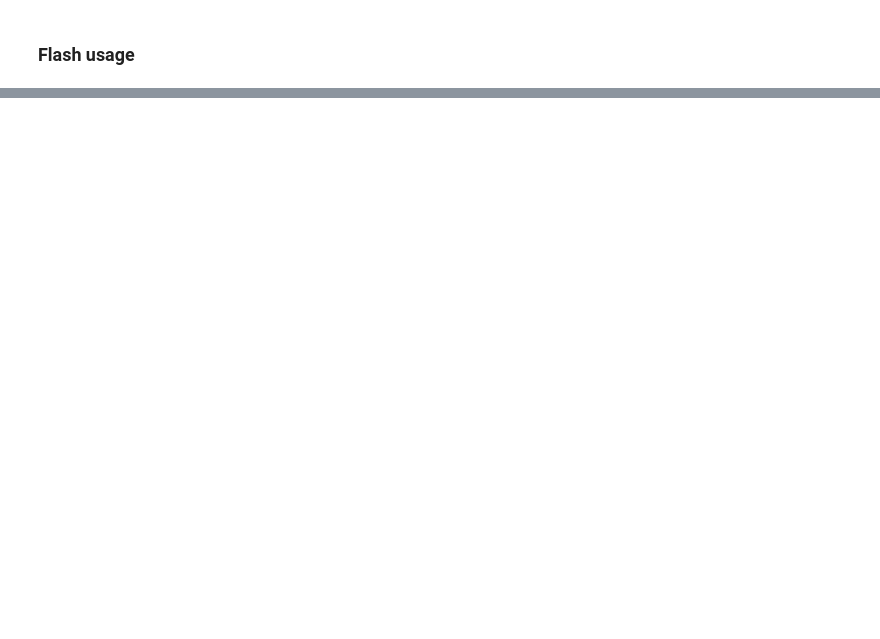
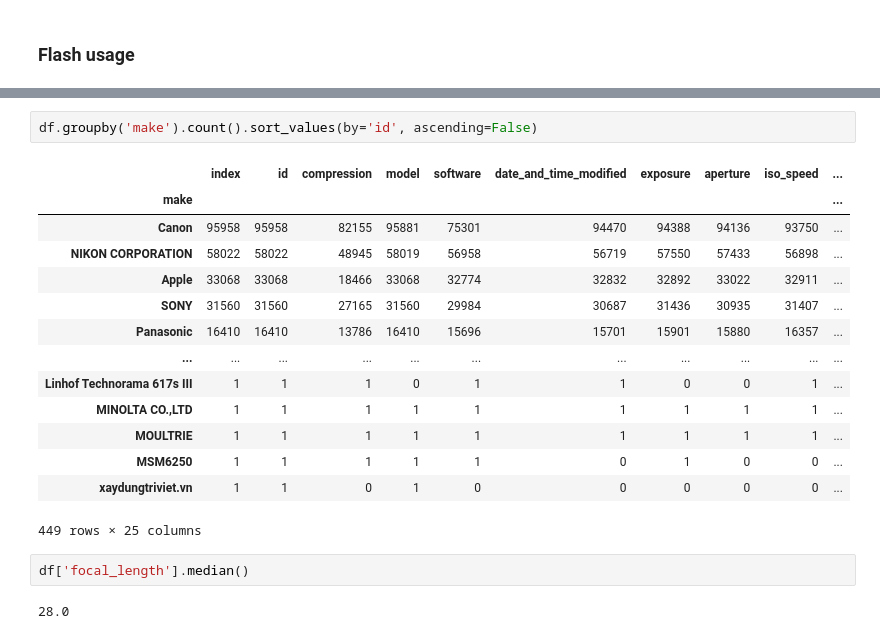
Before and after one commit to BrittaZa/Capstone_Flickr_Metadata, a Jupyter notebook: johannes_eda.ipynb, the cells around one changed output, grey strips where cells are left out. Drawn from its saved outputs; the diff is of its cells as text; blank space fills up the shorter version.

```diff
--- a/johannes_eda.ipynb
+++ b/johannes_eda.ipynb
@@ -891,0 +442,21 @@ df.flash.value_counts().to_frame().head(50)
+# %%
+df.groupby('make').count().sort_values(by='id', ascending=False)
+# %% [output]
+|  | index | id | compression | model | software | date_and_time_modified | exposure | aperture | iso_speed | ... |
+| make |  |  |  |  |  |  |  |  |  | ... |
+| Canon | 95958 | 95958 | 82155 | 95881 | 75301 | 94470 | 94388 | 94136 | 93750 | ... |
+| NIKON CORPORATION | 58022 | 58022 | 48945 | 58019 | 56958 | 56719 | 57550 | 57433 | 56898 | ... |
+| Apple | 33068 | 33068 | 18466 | 33068 | 32774 | 32832 | 32892 | 33022 | 32911 | ... |
+| SONY | 31560 | 31560 | 27165 | 31560 | 29984 | 30687 | 31436 | 30935 | 31407 | ... |
+| Panasonic | 16410 | 16410 | 13786 | 16410 | 15696 | 15701 | 15901 | 15880 | 16357 | ... |
+| ... | ... | ... | ... | ... | ... | ... | ... | ... | ... | ... |
+| Linhof Technorama 617s III | 1 | 1 | 1 | 0 | 1 | 1 | 0 | 0 | 1 | ... |
+| MINOLTA CO.,LTD | 1 | 1 | 1 | 1 | 1 | 1 | 1 | 1 | 1 | ... |
+| MOULTRIE | 1 | 1 | 1 | 1 | 1 | 1 | 1 | 1 | 1 | ... |
+| MSM6250 | 1 | 1 | 1 | 1 | 1 | 0 | 1 | 0 | 0 | ... |
+| xaydungtriviet.vn | 1 | 1 | 0 | 1 | 0 | 0 | 0 | 0 | 0 | ... |
+449 rows × 25 columns
+# %%
+df['focal_length'].median()
+# %% [output]
+28.0
```
Also changed, not shown: parts of 73 cells of this notebook, 3 other files.
